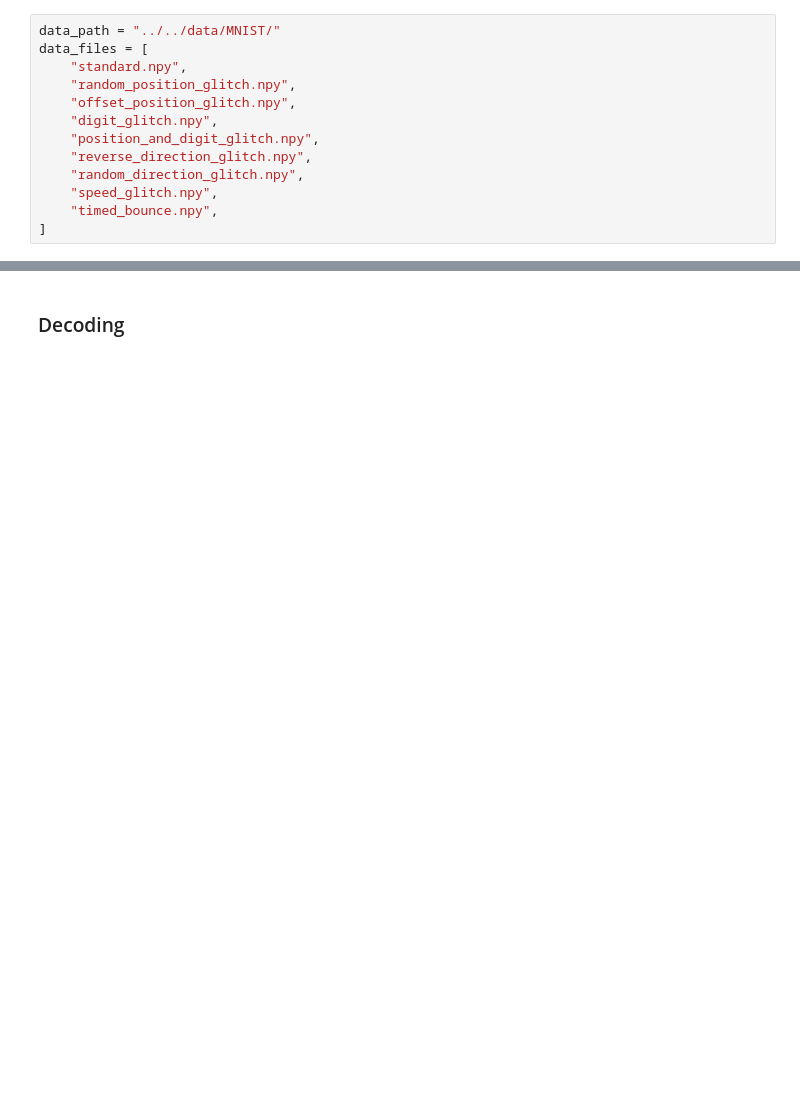
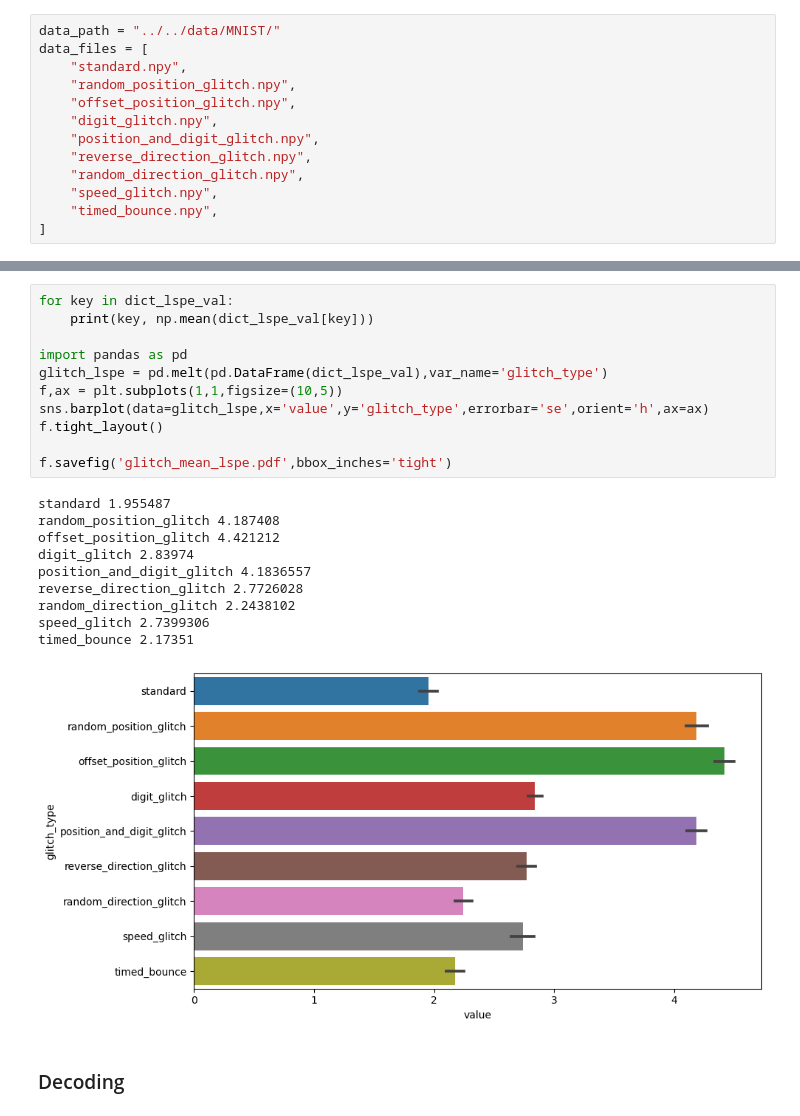
Before and after one commit to FelixHub/serotonin_model, a Jupyter notebook: src/mnist/analysis_MNIST.ipynb, the cells around one changed output, grey strips where cells are left out. Drawn from its saved outputs; the diff is of its cells as text; blank space fills up the shorter version.

```diff
--- a/src/mnist/analysis_MNIST.ipynb
+++ b/src/mnist/analysis_MNIST.ipynb
@@ -381,2 +391,24 @@ plt.show()
+# %%
+for key in dict_lspe_val:
+    print(key, np.mean(dict_lspe_val[key]))
+
+import pandas as pd
+glitch_lspe = pd.melt(pd.DataFrame(dict_lspe_val),var_name='glitch_type')
+f,ax = plt.subplots(1,1,figsize=(10,5))
+sns.barplot(data=glitch_lspe,x='value',y='glitch_type',errorbar='se',orient='h',ax=ax)
+f.tight_layout()
+
+f.savefig('glitch_mean_lspe.pdf',bbox_inches='tight')
+# %% [output]
+standard 1.955487
+random_position_glitch 4.187408
+offset_position_glitch 4.421212
+digit_glitch 2.83974
+position_and_digit_glitch 4.1836557
+reverse_direction_glitch 2.7726028
+random_direction_glitch 2.2438102
+speed_glitch 2.7399306
+timed_bounce 2.17351
+[figure, added]
 # %% [markdown]
 ### Decoding
```
Also changed, not shown: parts of 15 cells of this notebook, 1 other file.
